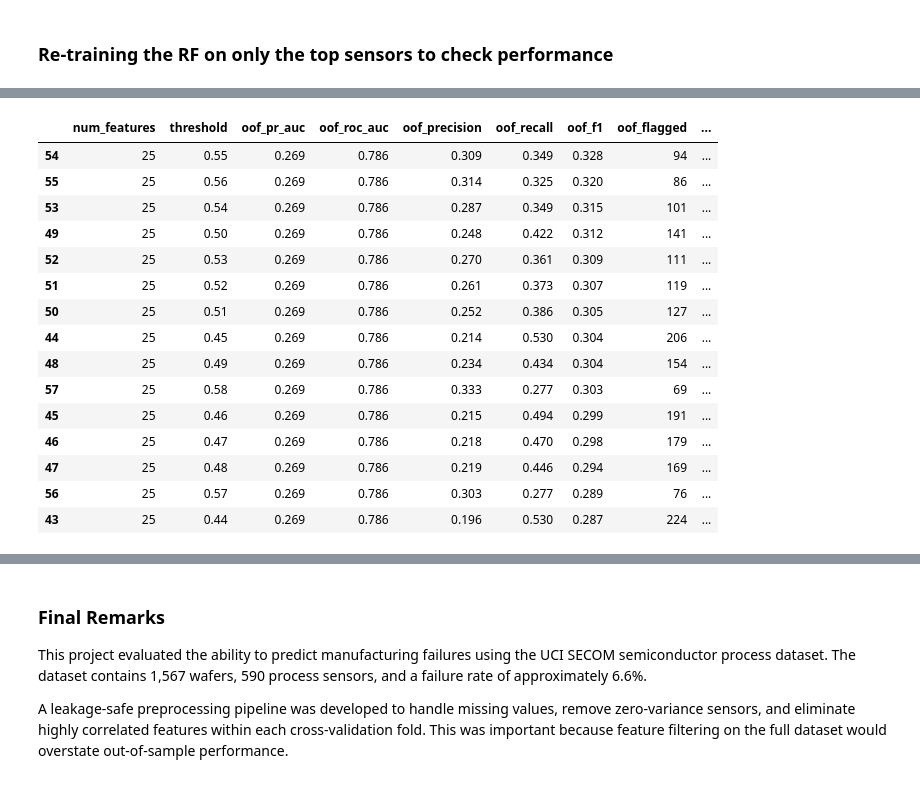
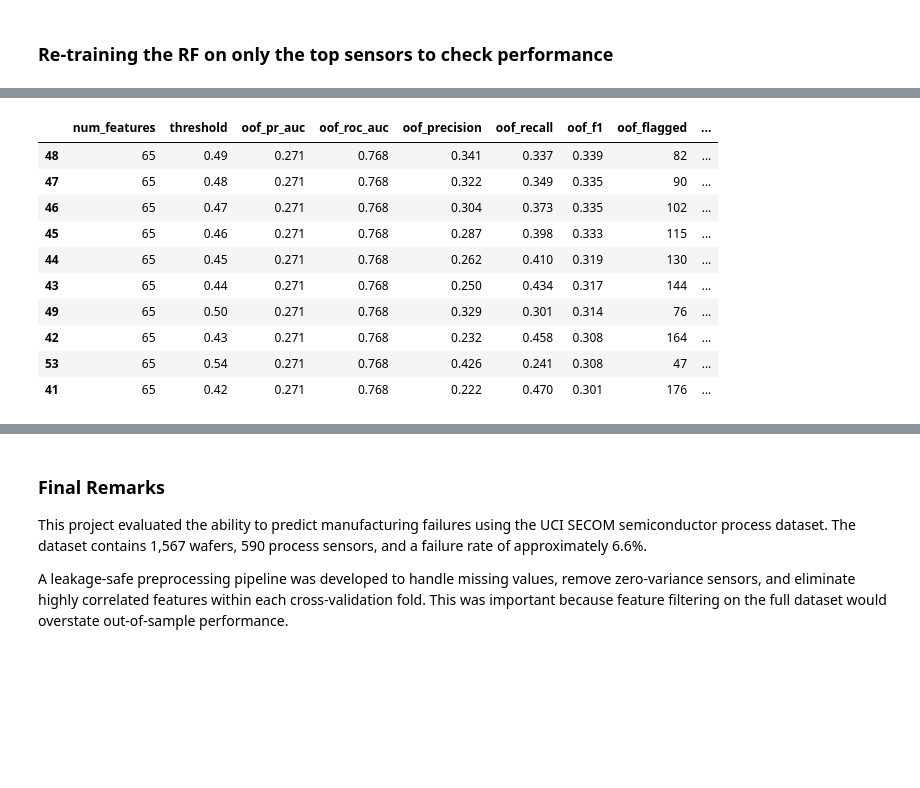
Before and after one commit to intuitiveengineer/secom-ml, a Jupyter notebook: notebooks/01-modeling.ipynb, the cells around one changed output, grey strips where cells are left out. Cells and saved outputs as stored; diff of their text form; code cells hidden in the pictures; blank space fills up the shorter version.

```diff
--- a/notebooks/01-modeling.ipynb
+++ b/notebooks/01-modeling.ipynb
@@ -703,29 +733,29 @@ feature_stability_df.head(30)
 | 29 | Attribute 386 | 1 |
 # %%
 # Summarizing feature importance explorations
-rf_top20 = set(feature_importance_df.head(20)["sensor"])
+rf_top100 = set(feature_importance_df.head(100)["sensor"])
 
-perm_top20 = set(perm_df.head(20)["feature"])
+perm_top100 = set(perm_df.head(100)["feature"])
 
 stable_features = set(
     feature_stability_df[
-        feature_stability_df["top20_fold_count"] >= 4
+        feature_stability_df["top100_fold_count"] >= 4
     ]["feature"]
 )
 
-all_features = rf_top20 | perm_top20 | stable_features
+all_features = rf_top100 | perm_top100 | stable_features
 
 consensus_df = pd.DataFrame({
     "feature": sorted(all_features)
 })
 
-consensus_df["rf_top20"] = consensus_df["feature"].isin(rf_top20)
-consensus_df["perm_top20"] = consensus_df["feature"].isin(perm_top20)
+consensus_df["rf_top100"] = consensus_df["feature"].isin(rf_top100)
+consensus_df["perm_top100"] = consensus_df["feature"].isin(perm_top100)
 consensus_df["stable"] = consensus_df["feature"].isin(stable_features)
 
 consensus_df["score"] = (
-    consensus_df["rf_top20"].astype(int)
-    + consensus_df["perm_top20"].astype(int)
+    consensus_df["rf_top100"].astype(int)
+    + consensus_df["perm_top100"].astype(int)
     + consensus_df["stable"].astype(int)
 )
 
@@ -737,7 +767,7 @@ consensus_df = consensus_df.sort_values(
 # Generating plots of the pass/fails by these top sensors
 
 # Create boxplots of sensors
-for sensor in consensus_df["feature"]:
+for sensor in consensus_df["feature"].head(10):
 
     plot_df = pd.DataFrame({
         "sensor": X[sensor],
@@ -993,14 +1029,14 @@ def run_reduced_model_test(
         key_features
     )
 # %%
-# running the function from above with num_features of 30
+# running the function from above with num_features of 49 (best candidate from above)
 final_reduced_pipe = clone(best_pipe)
 thresholds = np.arange(0.01, 1.00, 0.01)
 
 reduced_model_test_perf, reduced_threshold_df, final_reduced_model, key_features = run_reduced_model_test(
     final_reduced_pipe=final_reduced_pipe,
     consensus_df=consensus_df,
-    num_features=30,
+    num_features=49,
     thresholds=thresholds,
     cv=cv
 )
@@ -1028,6 +1064,6 @@ reduced_threshold_df.head(10)
 # %%
 # sweeping the above threshold analysis across different top feature counts
-feature_counts = [15, 20, 25, 30]
+feature_counts = [40, 45, 49, 55, 60, 65, 70, 75, 80, 85, 90, 95, 100, len(consensus_df)]
 
 all_holdout_results = []
 all_threshold_results = {}
@@ -1070,24 +1116,19 @@ reduced_holdout_comparison
 # )
 # %%
 # looking into the 25 feature count theshold level data
-all_threshold_results[25]["threshold_df"].head(15)
+all_threshold_results[65]["threshold_df"].head(10)
 # %% [output]
 |  | num_features | threshold | oof_pr_auc | oof_roc_auc | oof_precision | oof_recall | oof_f1 | oof_flagged | ... |
-| 54 | 25 | 0.55 | 0.269 | 0.786 | 0.309 | 0.349 | 0.328 | 94 | ... |
-| 55 | 25 | 0.56 | 0.269 | 0.786 | 0.314 | 0.325 | 0.320 | 86 | ... |
-| 53 | 25 | 0.54 | 0.269 | 0.786 | 0.287 | 0.349 | 0.315 | 101 | ... |
-| 49 | 25 | 0.50 | 0.269 | 0.786 | 0.248 | 0.422 | 0.312 | 141 | ... |
-| 52 | 25 | 0.53 | 0.269 | 0.786 | 0.270 | 0.361 | 0.309 | 111 | ... |
-| 51 | 25 | 0.52 | 0.269 | 0.786 | 0.261 | 0.373 | 0.307 | 119 | ... |
-| 50 | 25 | 0.51 | 0.269 | 0.786 | 0.252 | 0.386 | 0.305 | 127 | ... |
-| 44 | 25 | 0.45 | 0.269 | 0.786 | 0.214 | 0.530 | 0.304 | 206 | ... |
-| 48 | 25 | 0.49 | 0.269 | 0.786 | 0.234 | 0.434 | 0.304 | 154 | ... |
-| 57 | 25 | 0.58 | 0.269 | 0.786 | 0.333 | 0.277 | 0.303 | 69 | ... |
-| 45 | 25 | 0.46 | 0.269 | 0.786 | 0.215 | 0.494 | 0.299 | 191 | ... |
-| 46 | 25 | 0.47 | 0.269 | 0.786 | 0.218 | 0.470 | 0.298 | 179 | ... |
-| 47 | 25 | 0.48 | 0.269 | 0.786 | 0.219 | 0.446 | 0.294 | 169 | ... |
-| 56 | 25 | 0.57 | 0.269 | 0.786 | 0.303 | 0.277 | 0.289 | 76 | ... |
-| 43 | 25 | 0.44 | 0.269 | 0.786 | 0.196 | 0.530 | 0.287 | 224 | ... |
+| 48 | 65 | 0.49 | 0.271 | 0.768 | 0.341 | 0.337 | 0.339 | 82 | ... |
+| 47 | 65 | 0.48 | 0.271 | 0.768 | 0.322 | 0.349 | 0.335 | 90 | ... |
+| 46 | 65 | 0.47 | 0.271 | 0.768 | 0.304 | 0.373 | 0.335 | 102 | ... |
+| 45 | 65 | 0.46 | 0.271 | 0.768 | 0.287 | 0.398 | 0.333 | 115 | ... |
+| 44 | 65 | 0.45 | 0.271 | 0.768 | 0.262 | 0.410 | 0.319 | 130 | ... |
+| 43 | 65 | 0.44 | 0.271 | 0.768 | 0.250 | 0.434 | 0.317 | 144 | ... |
+| 49 | 65 | 0.50 | 0.271 | 0.768 | 0.329 | 0.301 | 0.314 | 76 | ... |
+| 42 | 65 | 0.43 | 0.271 | 0.768 | 0.232 | 0.458 | 0.308 | 164 | ... |
+| 53 | 65 | 0.54 | 0.271 | 0.768 | 0.426 | 0.241 | 0.308 | 47 | ... |
+| 41 | 65 | 0.42 | 0.271 | 0.768 | 0.222 | 0.470 | 0.301 | 176 | ... |
 # %%
 # Project summary table
 project_summary  = pd.Series({
```
Also changed, not shown: parts of 15 cells of this notebook, 7 other files.
